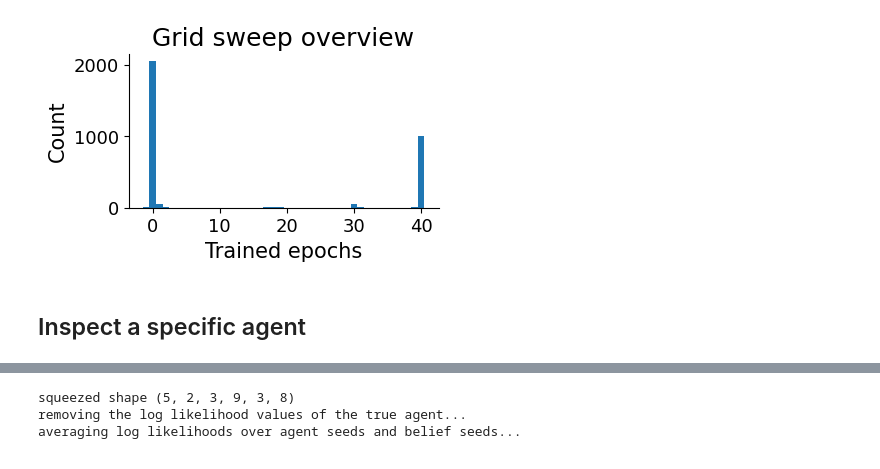
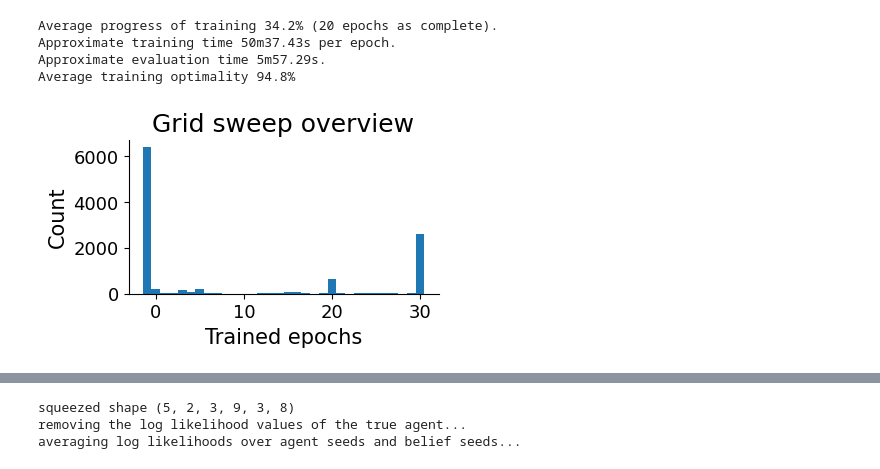
Before and after one commit to XaqLab/box-foraging, a Jupyter notebook: coupled-boxes.ipynb, the cells around one changed output, grey strips where cells are left out. Cells and saved outputs as stored; diff of their text form; code cells hidden in the pictures.

```diff
--- a/coupled-boxes.ipynb
+++ b/coupled-boxes.ipynb
@@ -42,0 +13,7 @@ Average training optimality 98.6%
+# %%
+from irc.manager import IRCManager
+from boxforage.utils import plot_multi_box_episode
+
+manager = IRCManager(defaults='irc_defaults/coupled_boxes.yaml')
+# %%
+manager.load_tar('store.tar.gz')
@@ -43,11 +84,27 @@ Average training optimality 98.6%
 # %%
+# with open('param_grids/coupled_boxes.yaml', 'r') as f:
+#     env_param_grid = yaml.safe_load(f)
+env_param_grid = [
+    [0.05, 0.1, 0.15, 0.2, 0.25, 0.3], # p_appear
+    [0.05, 0.075, 0.1, 0.125, 0.15], # p_vanish
+    [0.6, 0.8, 0.9, 0.95], # p_true
+    [10.], # r_food
+    [-0.5], # r_move
+    [-0.4, -0.3, -0.2, -0.1, 0., 0.1, 0.2, 0.3, 0.4], # p_couple
+]
+agent_seeds = list(range(10))
+
+report = manager.overview_agents(env_param_grid=env_param_grid, seeds=agent_seeds, min_epoch=20)
+
 _, ax = plt.subplots(figsize=(4, 2))
 ax.hist(report['epoch'], bins=np.arange(min(report['epoch']), max(report['epoch'])+2)-0.5)
 ax.set_xlabel('Trained epochs')
 ax.set_ylabel('Count')
 ax.set_title('Grid sweep overview')
 plt.show()
 # %% [output]
+Average progress of training 34.2% (20 epochs as complete).
+Approximate training time 50m37.43s per epoch.
+Approximate evaluation time 5m57.29s.
+Average training optimality 94.8%
-[figure, old version]
+[figure, new version]
-# %% [markdown]
-## Inspect a specific agent
```
Also changed, not shown: parts of 27 cells of this notebook, 1 other file.
